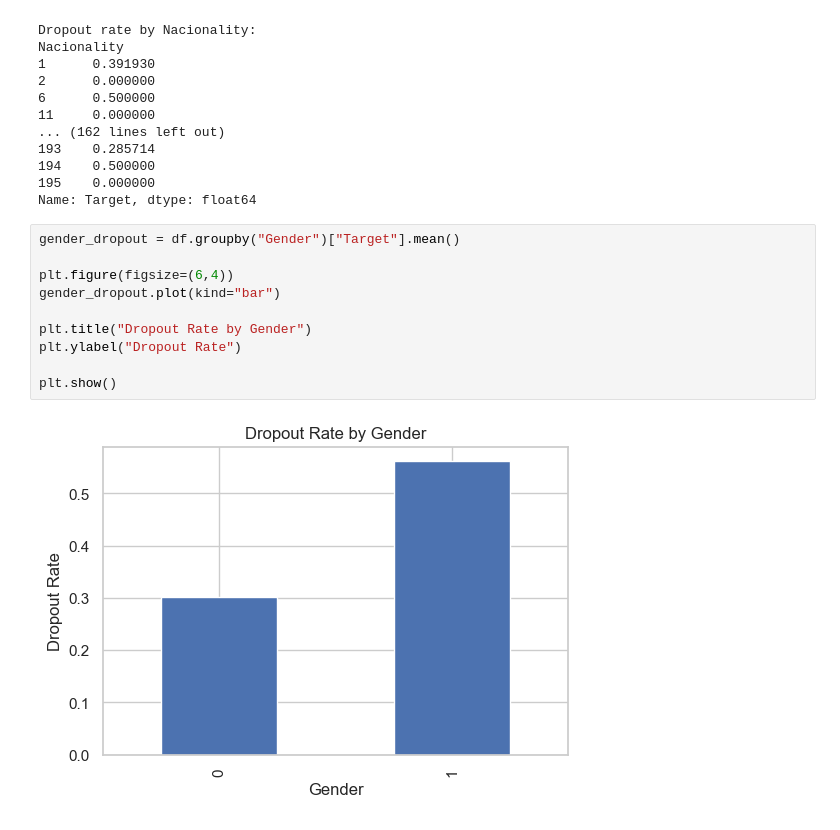
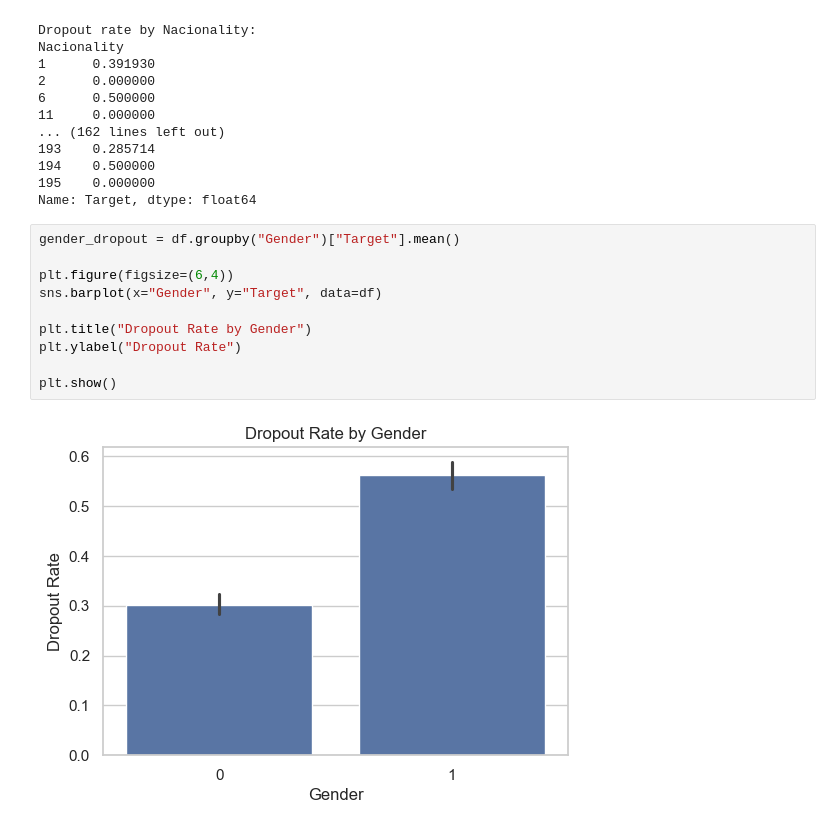
Before and after one commit to DimitarMalamski/student-dropout-predictor, a Jupyter notebook: notebooks/dropout_predictor.ipynb, the cells around one changed output. Drawn from its saved outputs; the diff is of its cells as text.

```diff
--- a/notebooks/dropout_predictor.ipynb
+++ b/notebooks/dropout_predictor.ipynb
@@ -674,13 +710,13 @@ Name: Target, dtype: float64
 # %%
 gender_dropout = df.groupby("Gender")["Target"].mean()
 
 plt.figure(figsize=(6,4))
-gender_dropout.plot(kind="bar")
+sns.barplot(x="Gender", y="Target", data=df)
 
 plt.title("Dropout Rate by Gender")
 plt.ylabel("Dropout Rate")
 
 plt.show()
 # %% [output]
-[figure, old version]
+[figure, new version]
 # %% [markdown]
```
Also changed, not shown: parts of 5 cells of this notebook, 1 other file.
